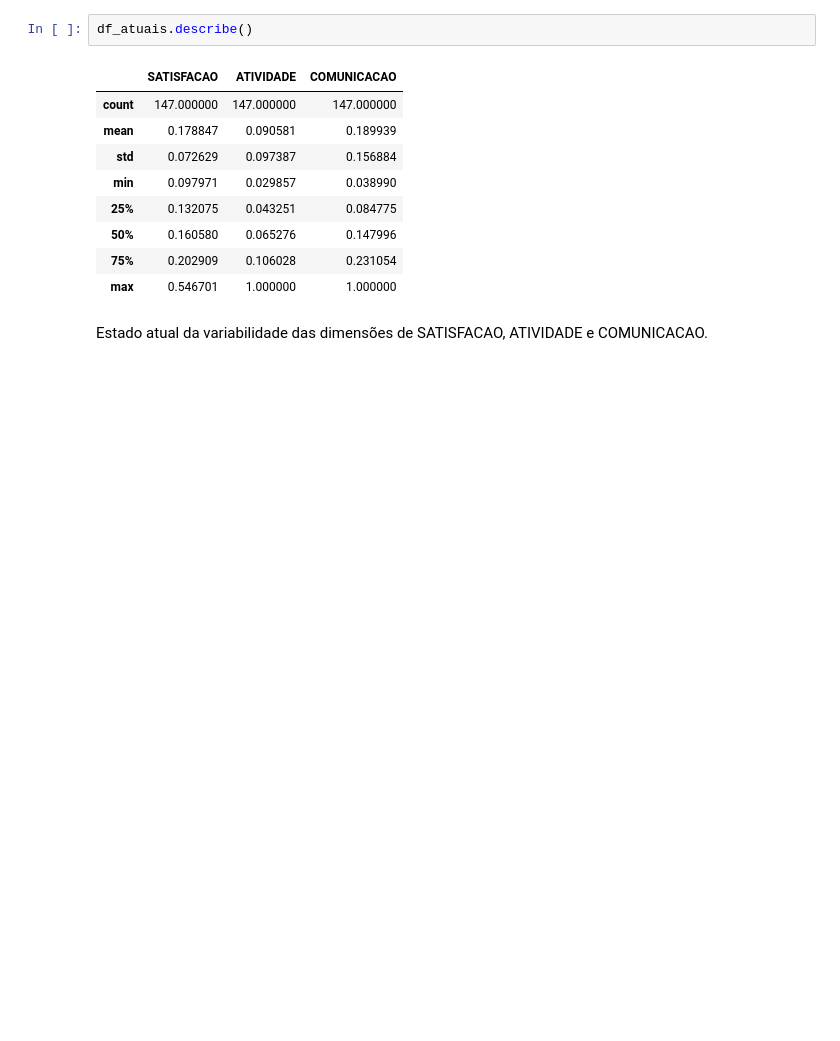
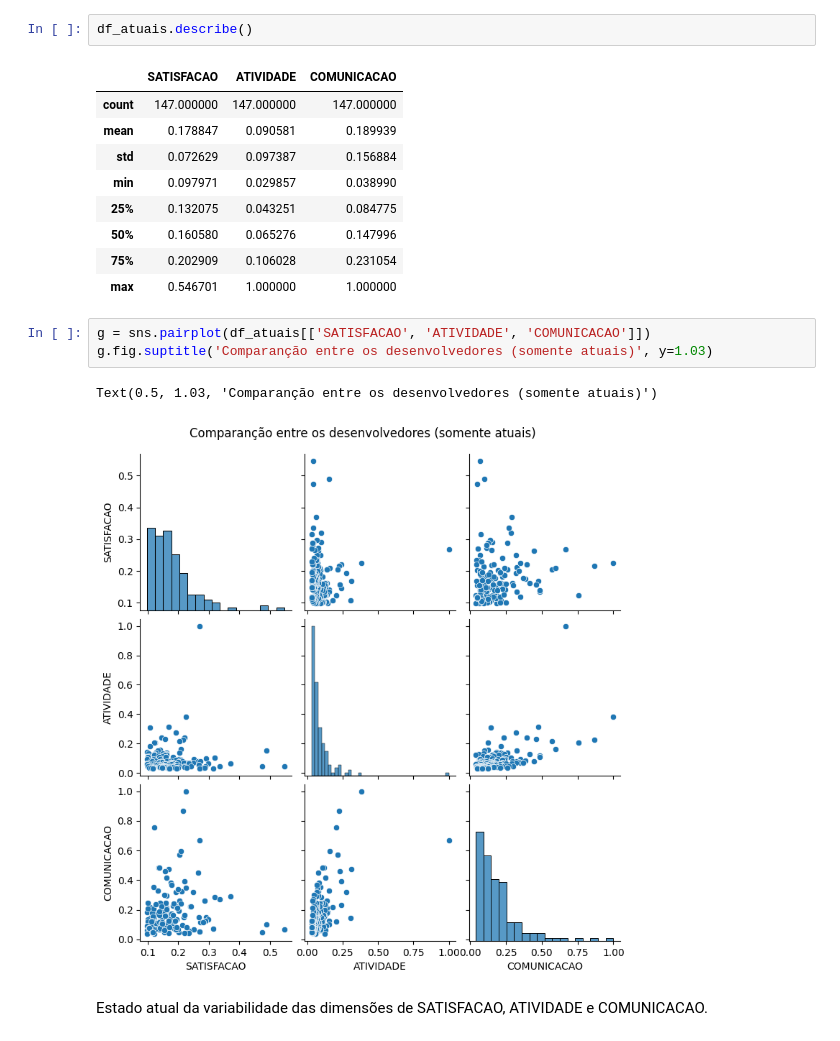
Before and after one commit to brucelucien/2023-notario-mba-tcc-dados-publicos, a Jupyter notebook: experimento.ipynb, the cells around one changed output. Cells and saved outputs as stored; diff of their text form; blank space fills up the shorter version.

```diff
--- a/experimento.ipynb
+++ b/experimento.ipynb
@@ -120,6 +121,12 @@ df_atuais.describe()
 | 50% | 0.160580 | 0.065276 | 0.147996 |
 | 75% | 0.202909 | 0.106028 | 0.231054 |
 | max | 0.546701 | 1.000000 | 1.000000 |
+# %%
+g = sns.pairplot(df_atuais[['SATISFACAO', 'ATIVIDADE', 'COMUNICACAO']])
+g.fig.suptitle('Comparanção entre os desenvolvedores (somente atuais)', y=1.03)
+# %% [output]
+Text(0.5, 1.03, 'Comparanção entre os desenvolvedores (somente atuais)')
+[figure, added]
 # %% [markdown]
 Estado atual da variabilidade das dimensões de SATISFACAO, ATIVIDADE e COMUNICACAO.
 # %%
```
Also changed, not shown: parts of 5 cells of this notebook, 3 other files.
